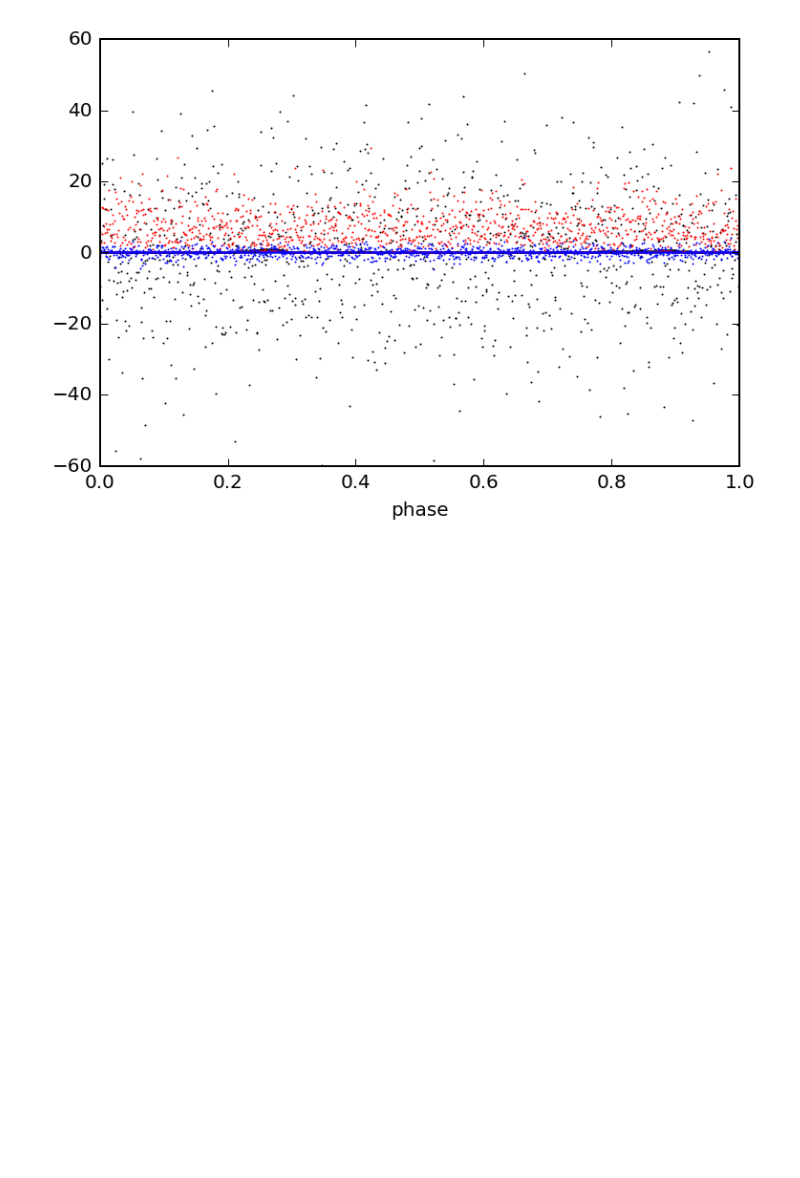
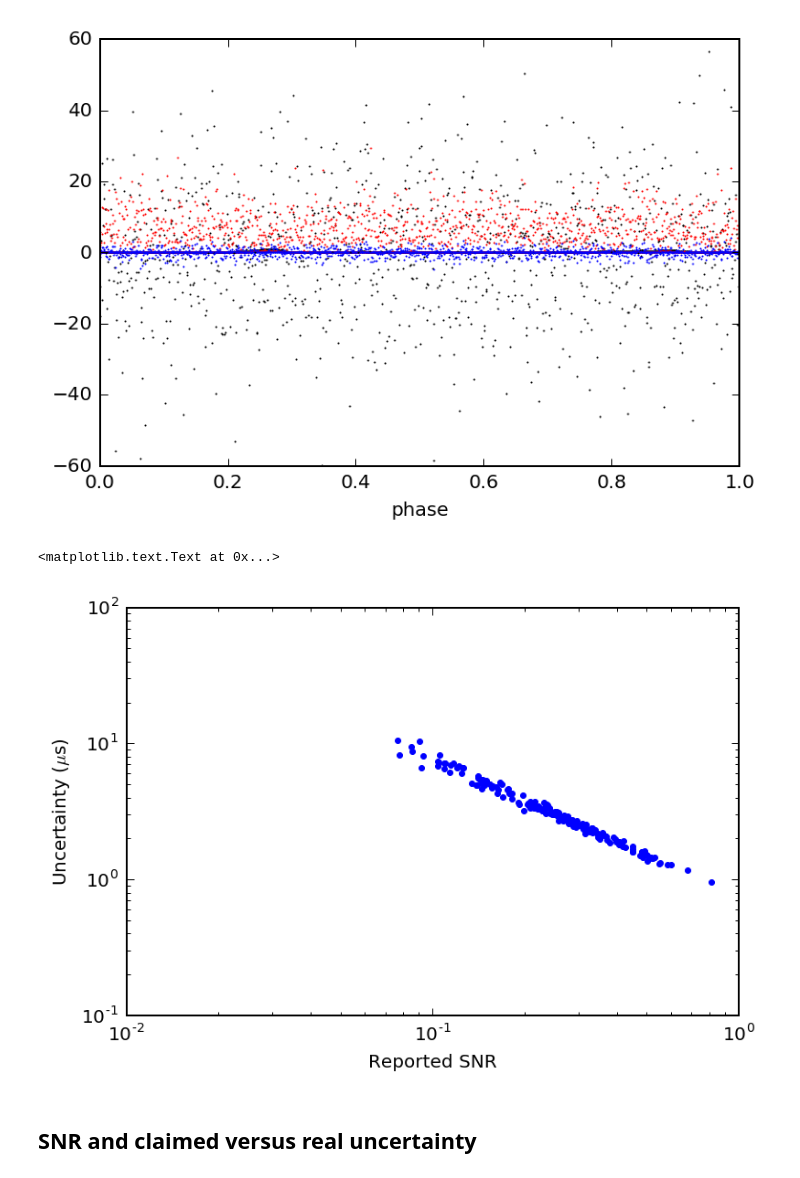
Before and after one commit to aarchiba/triplesystem, a Jupyter notebook: processing/template-matching.ipynb, the cells around one changed output. Drawn from its saved outputs; the diff is of its cells as text; code cells hidden in the pictures; blank space fills up the shorter version.

```diff
--- a/processing/template-matching.ipynb
+++ b/processing/template-matching.ipynb
@@ -722,7 +722,7 @@ meta = dict(observation=obs,
 summary = dict(meta=meta)
 pipe.prepare_toa_info(summary)
 # %%
-tm_toa_info = tm.generate_toa_info(t_pol, scr)
+tm_toa_info = list(tm.generate_toa_info(t_pol, scr))
 # %% [output]
 DEBUG:root:subint 0 of 2
 DEBUG:root:chan 8 of 128
@@ -776,7 +776,7 @@ for (t,p) in zip(tm_toa_info, pat_toa_info):
     freqs.append(t["freq"])
     P = t['flags']['P']
     dt = tm.wrap(t['flags']['phase'])*P/86400.
-    mjd = t['flags']['epoch_mjd']-dt
+    #mjd = t['flags']['epoch_mjd']-dt
     mjd = t['mjd']
     dp = tm.wrap((mjd-np.float128(p['mjd_string']))*86400/P, 0.45)
     dphases.append(dp)
@@ -805,3 +805,17 @@ for w in weirdos:
 0.0774090757839 0.0795780352025
 [figure]
 [figure]
+# %%
+snrs = []
+uncerts = []
+for t in tm_toa_info:
+    snrs.append(t["flags"]["snr"])
+    uncerts.append(t["uncert"])
+plt.loglog(snrs,uncerts,".")
+plt.xlabel("Reported SNR")
+plt.ylabel("Uncertainty ($\mu$s)")
+# %% [output]
+<matplotlib.text.Text at 0x...>
+[figure, added]
+# %% [markdown]
+## SNR and claimed versus real uncertainty
```
Also changed, not shown: parts of 4 cells of this notebook, 15 other files.
